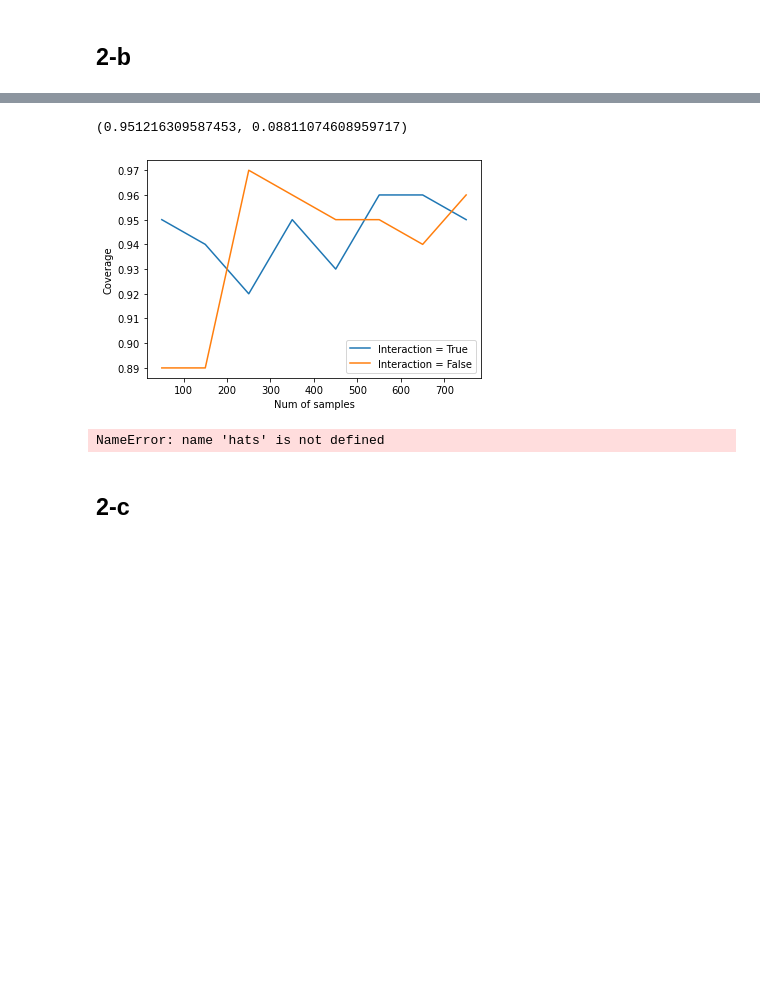
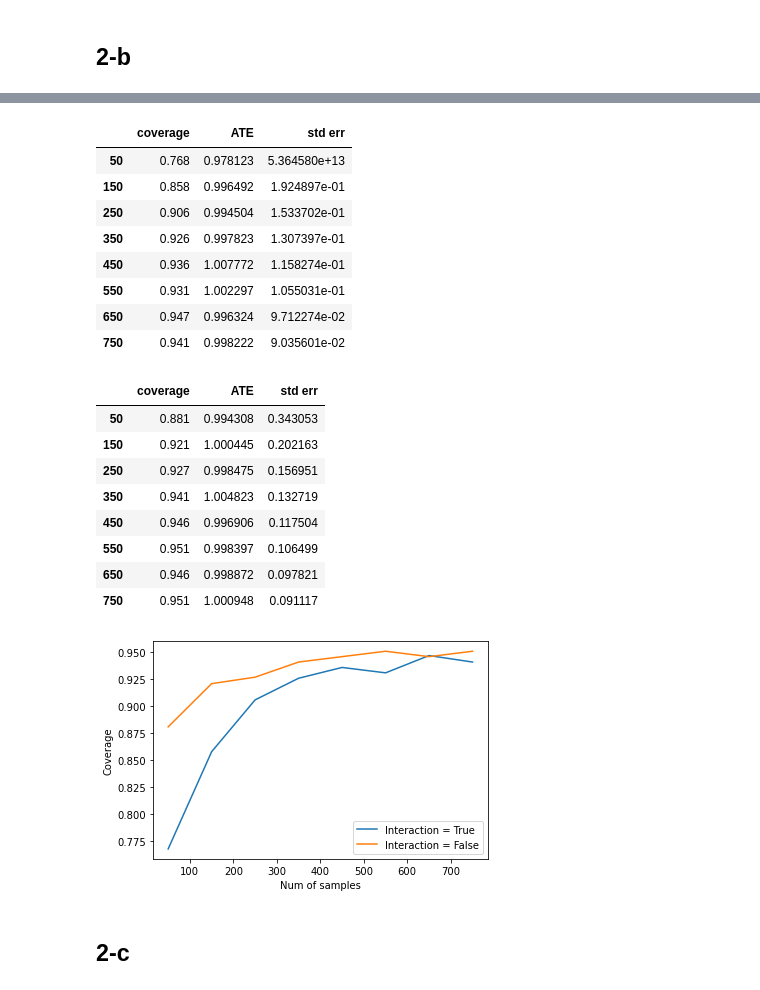
Before and after one commit to pradyumna-singh/MetricsMLNotebooks, a Jupyter notebook: hw/hw-2/HW-2.ipynb, the cells around one changed output, grey strips where cells are left out. Saved outputs shown, nothing was run; the diff lists cells and outputs as text; code cells hidden in the pictures; blank space fills up the shorter version.

```diff
--- a/hw/hw-2/HW-2.ipynb
+++ b/hw/hw-2/HW-2.ipynb
@@ -533,7 +502,8 @@ p = 0.2
 delta = 1
 base =0.3
 # %%
-np.random.seed(42)
+from collections import defaultdict
+# np.random.seed(42)
 
 # A simple experimental data generating process
 def gen_data(n, d, p, delta, base):
@@ -552,27 +522,34 @@ def twomeans(y, D):
     return hat0, hat1, V0, V1
 
 def get_coverage(sample_sizes, d, p, delta, base, trials):
+    params = defaultdict(list)
     coverage = {}
     for sample_size in sample_sizes:
-        cov = []
+        cov, hats, stderrs = [], [], []
         for _ in range(trials):
             y, D, X = gen_data(sample_size, d, p, delta, base)
             hat0, hat1, V0, V1 = twomeans(y, D)
             hat = hat1 - hat0
+            hats.append(hat)
             stderr = np.sqrt((V0 + V1) / sample_size)
+            stderrs.append(stderr)
             ci = [hat - 1.96 * stderr, hat + 1.96 * stderr]
             cov += [(ci[0] <= delta) & (delta <= ci[1])]
+        params[sample_size].append(np.mean(cov))
+        params[sample_size].append(np.mean(hats))
+        params[sample_size].append(np.mean(stderrs))
         coverage[sample_size] = np.mean(cov)
-    return coverage
+    return coverage, params
 
 
 for prob in [0.1, 0.2]:
-    coverage = get_coverage(p=prob, sample_sizes=sample_sizes, d=d, delta=delta, base=base, trials=100)
+    coverage, params = get_coverage(p=prob, sample_sizes=sample_sizes, d=d, delta=delta, base=base, trials=1000)
     lists = sorted(coverage.items())
     x, y = zip(*lists)
     plt.plot(x, y, label = f'p={prob}')
     plt.xlabel("Num of samples")
     plt.ylabel("Coverage")
     plt.legend()
+    display(pd.DataFrame.from_dict(params, orient='index', columns=["coverage", "ATE", "std err"]))
 plt.show()
 # %% [output]
@@ -664,56 +584,64 @@ def partialling_out(y, D, W):
     epsilon = yres - hat * Dres # calculate residual of final regression; epsilon in the BLP decomposition
     V = np.mean(epsilon**2 * Dres**2) / np.mean(Dres**2)**2 # calculate variance of effect
     return hat, np.sqrt(V / y.shape[0])
-# %%
-hat, std_err = partialling_out(y, D, X)
-# %%
-hat, std_err
-# %% [output]
-(0.951216309587453, 0.08811074608959717)
 # %%
 np.random.seed(42)
 p = 0.2
 def get_coverage_OLS(sample_sizes, d, p, delta, base, trials, interaction):
+    params = defaultdict(list)
     coverage = {}
     for sample_size in sample_sizes:
-        cov = []
-        hats = []
+        cov, hats, stderrs = [], [], [],
         for _ in range(trials):
             y, D, X = gen_data(sample_size, d, p, delta, base)
             X = X-X.mean(axis=0)
-            df = pd.DataFrame(X, columns=[f'x_{t}' for t in range(X.shape[1])])
-            df['D'] = D
-            df['base'] = base
-            ols = sm.OLS(y, df).fit(cov_type='HC1')
-            hat, stderr = ols.params["D"], ols.bse["D"]
-#             if not interaction:
-#                 hat, stderr = partialling_out(y, D, X)
-#             else:
-#                 hat, stderr = partialling_out(y, D, np.hstack([D.reshape(-1,1)*X, X]))
+            if not interaction:
+                hat, stderr = partialling_out(y, D, X)
+            else:
+                hat, stderr = partialling_out(y, D, np.hstack([D.reshape(-1,1)*X, X]))
+            hats.append(hat)
+            stderrs.append(stderr)
             ci = [hat - 1.96 * stderr, hat + 1.96 * stderr]
             cov += [(ci[0] <= delta) & (delta <= ci[1])]
-            hats.append(hat)
         coverage[sample_size] = np.mean(cov)
-    return coverage
+        params[sample_size].append(np.mean(cov))
+        params[sample_size].append(np.mean(hats))
+        params[sample_size].append(np.mean(stderrs))
+    return coverage, params
 
 
 interactions = [True, False]
 
 for interaction in interactions:
 
-    coverage = get_coverage_OLS(p=p, sample_sizes=sample_sizes, d=d, delta=delta, base=base, trials=100, interaction=interaction)
+    coverage, params = get_coverage_OLS(p=p, sample_sizes=sample_sizes, d=d, delta=delta, base=base, trials=1000, interaction=interaction)
     lists = sorted(coverage.items())
     x, y = zip(*lists)
     plt.plot(x, y, label = f'Interaction = {interaction}')
     plt.xlabel("Num of samples")
     plt.ylabel("Coverage")
     plt.legend()
+    display(pd.DataFrame.from_dict(params, orient='index', columns=["coverage", "ATE", "std err"]))
 # %% [output]
+|  | coverage | ATE | std err |
+| 50 | 0.768 | 0.978123 | 5.364580e+13 |
+| 150 | 0.858 | 0.996492 | 1.924897e-01 |
+| 250 | 0.906 | 0.994504 | 1.533702e-01 |
+| 350 | 0.926 | 0.997823 | 1.307397e-01 |
+| 450 | 0.936 | 1.007772 | 1.158274e-01 |
+| 550 | 0.931 | 1.002297 | 1.055031e-01 |
+| 650 | 0.947 | 0.996324 | 9.712274e-02 |
+| 750 | 0.941 | 0.998222 | 9.035601e-02 |
+|  | coverage | ATE | std err |
+| 50 | 0.881 | 0.994308 | 0.343053 |
+| 150 | 0.921 | 1.000445 | 0.202163 |
+| 250 | 0.927 | 0.998475 | 0.156951 |
+| 350 | 0.941 | 1.004823 | 0.132719 |
+| 450 | 0.946 | 0.996906 | 0.117504 |
+| 550 | 0.951 | 0.998397 | 0.106499 |
+| 650 | 0.946 | 0.998872 | 0.097821 |
+| 750 | 0.951 | 1.000948 | 0.091117 |
-[figure, old version]
+[figure, new version]
-# %%
-hats
-# %% [output]
-NameError: name 'hats' is not defined
 # %% [markdown]
 ## 2-c
 # %%
```
Also changed, not shown: parts of 35 cells of this notebook.
